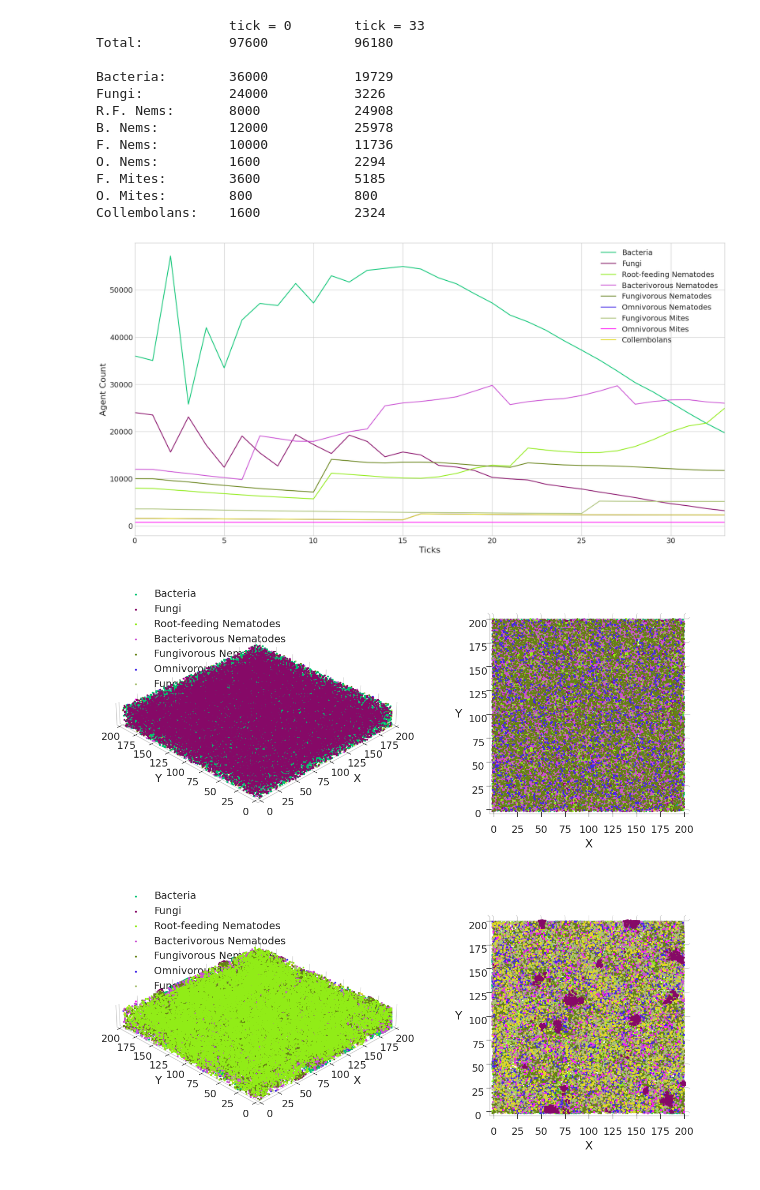
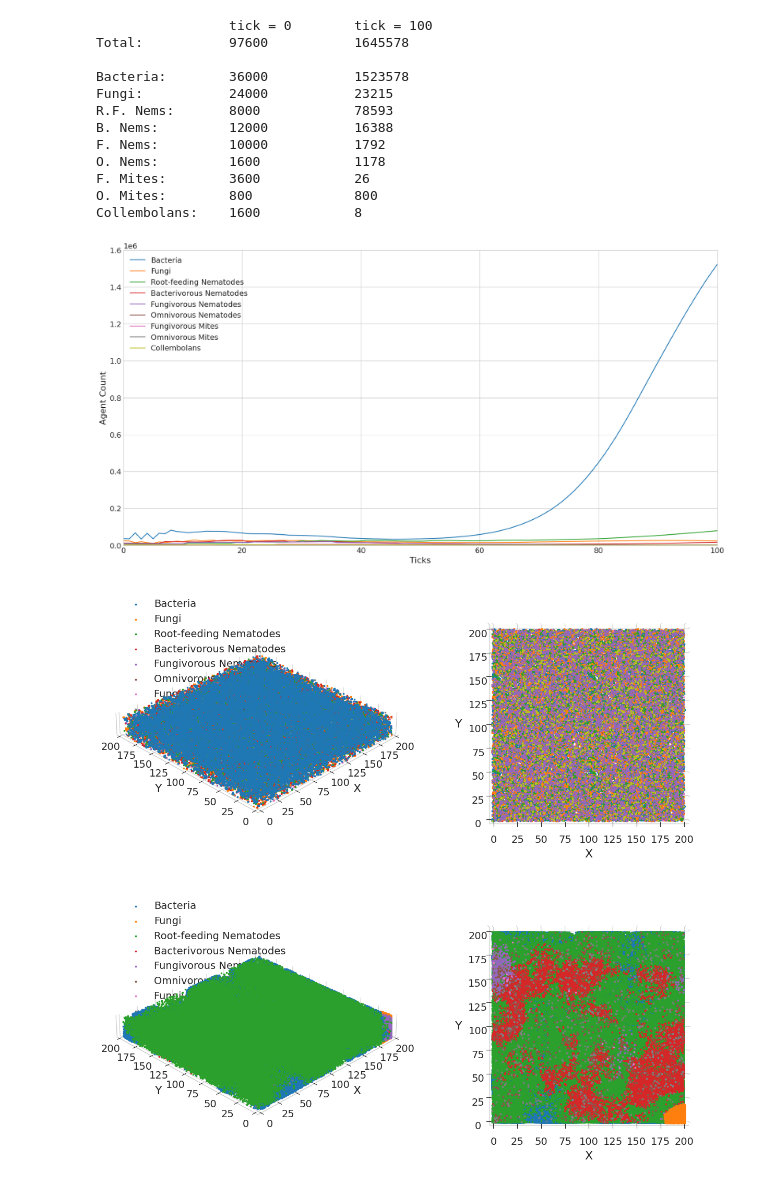
Before and after one commit to timovdk/BLOSSOM, a Jupyter notebook: experiments/viz.ipynb, the cells around one changed output. Saved outputs shown, nothing was run; the diff lists cells and outputs as text; code cells hidden in the pictures.

```diff
--- a/experiments/viz.ipynb
+++ b/experiments/viz.ipynb
@@ -4,8 +4,9 @@
 import numpy as np
 import matplotlib.pyplot as plt
 import pandas as pd
+from matplotlib import colormaps
 
-filename = 'agent_log_492'
+filename = 'agent_log_20'
 vid = False
 
 x_max = 200
@@ -29,7 +30,7 @@ plt.style.use("seaborn-v0_8-whitegrid")
 df = pd.read_csv("../sosi/outputs/" + filename + ".csv")
 #df = pd.read_csv("./old_output/" + filename + ".csv")
 n = len(df["type"].unique())
-colors = ["#01c472", "#860967", "#91ec17", "#ca50d3", "#658114", "#4328e7", "#abc177", "#fe16f4", "#e2d923", "#323d96", "#ffa270", "#0a4f4e"]
+colors = colormaps['tab10'].colors
 # %%
 counts_per_type = df.value_counts(['type', 'tick'])
 # %%
@@ -56,39 +57,40 @@ print('F. Mites:\t', len(df_first[df_first["type"] == 6]), '\t\t', len(df_last[d
 print('O. Mites:\t', len(df_first[df_first["type"] == 7]), '\t\t', len(df_last[df_last["type"] == 7]))
 print('Collembolans:\t', len(df_first[df_first["type"] == 8]), '\t\t', len(df_last[df_last["type"] == 8]))
 # %% [output]
-                 tick = 0        tick = 33
-Total:           97600           96180
+                 tick = 0        tick = 100
+Total:           97600           1645578
 
-Bacteria:        36000           19729
-Fungi:           24000           3226
-R.F. Nems:       8000            24908
-B. Nems:         12000           25978
-F. Nems:         10000           11736
-O. Nems:         1600            2294
-F. Mites:        3600            5185
+Bacteria:        36000           1523578
+Fungi:           24000           23215
+R.F. Nems:       8000            78593
+B. Nems:         12000           16388
+F. Nems:         10000           1792
+O. Nems:         1600            1178
+F. Mites:        3600            26
 O. Mites:        800             800
-Collembolans:    1600            2324
+Collembolans:    1600            8
 # %%
 organism_group_labels = ["Bacteria", "Fungi", "Root-feeding Nematodes", "Bacterivorous Nematodes", "Fungivorous Nematodes", "Omnivorous Nematodes", "Fungivorous Mites", "Omnivorous Mites", "Collembolans"]
 fig = plt.figure(figsize=(20, 10))
 ax = fig.add_subplot()
 
 for i in range(len(df['type'].unique())):
     plt.plot(
         range(len(df["tick"].unique())),
         counts_per_type[i].reindex(range(len(df['tick'].unique())), fill_value=0).sort_index().to_list(),
         label=organism_group_labels[i],
         color=colors[i]
     )
-ax.set_xlim(0, df["tick"].max())
+ax.set_xlim(0, 100)
+ax.set_ylim(0, 1600000)
 ax.set_xlabel("Ticks")
 ax.set_ylabel("Agent Count")
 
 plt.legend()
-plt.savefig("counts_over_time.pdf", format="pdf", bbox_inches="tight")
+plt.savefig(filename + ".pdf", format="pdf", bbox_inches="tight")
 plt.show()
 # %% [output]
-[figure, old version]
+[figure, new version]
 # %%
 fig = plt.figure(figsize=(15, 15))
 #plt.rcParams.update({'text.color': "black", 'axes.labelcolor': "black", 'xtick.color': "black", 'ytick.color': "black"})
@@ -164,7 +166,7 @@ ax.set_facecolor("white")
 
 plt.show()
 # %% [output]
-[figure, old version]
+[figure, new version]
 # %%
 fig = plt.figure(figsize=(15, 15))
 #plt.rcParams.update({'text.color': "black", 'axes.labelcolor': "black", 'xtick.color': "black", 'ytick.color': "black"})
@@ -241,7 +243,7 @@ ax.set_facecolor("white")
 
 plt.show()
 # %% [output]
-[figure, old version]
+[figure, new version]
 # %%
 import matplotlib.pyplot as plt
 import numpy as np
```
Also changed, not shown: 33 other files.
